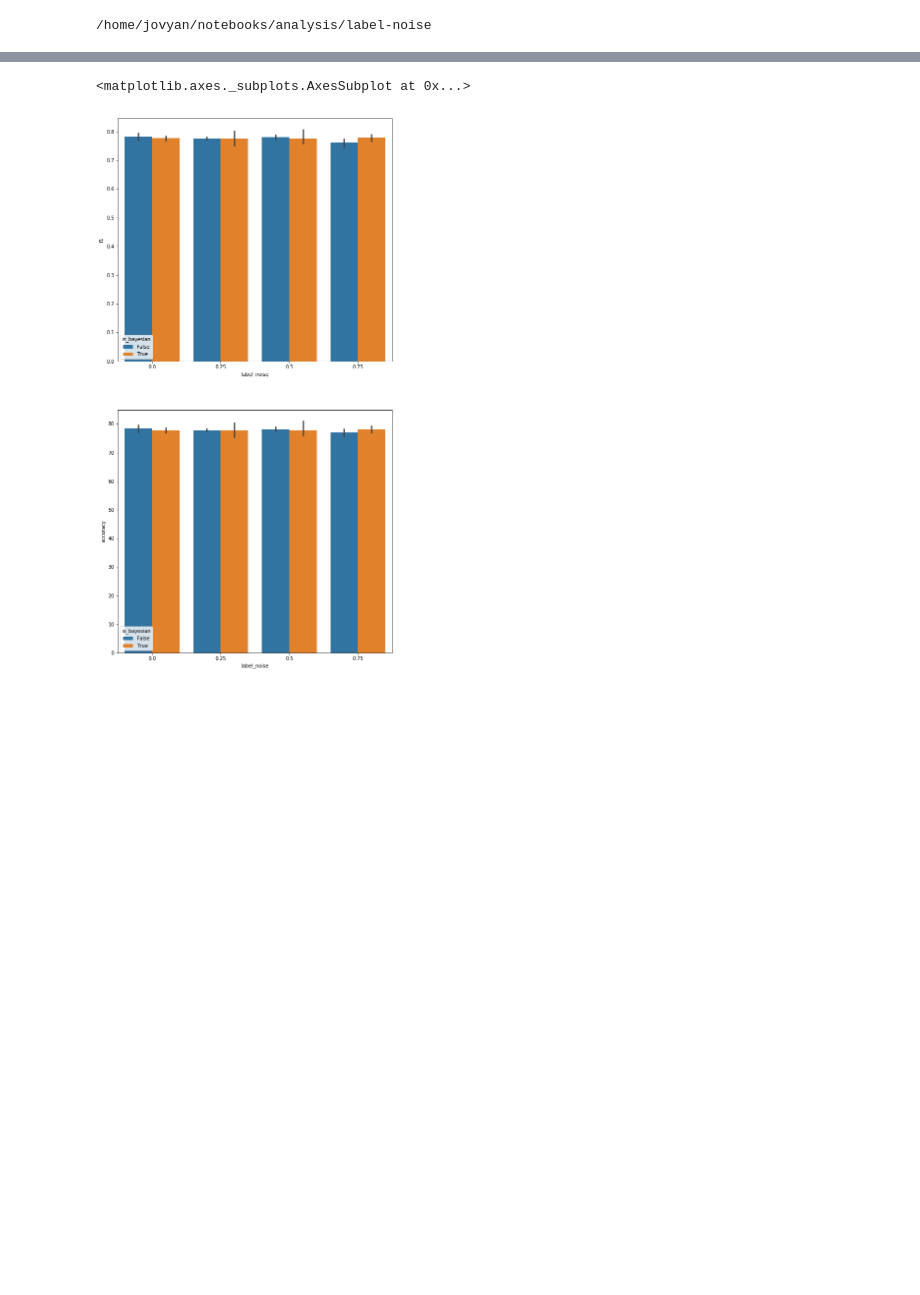
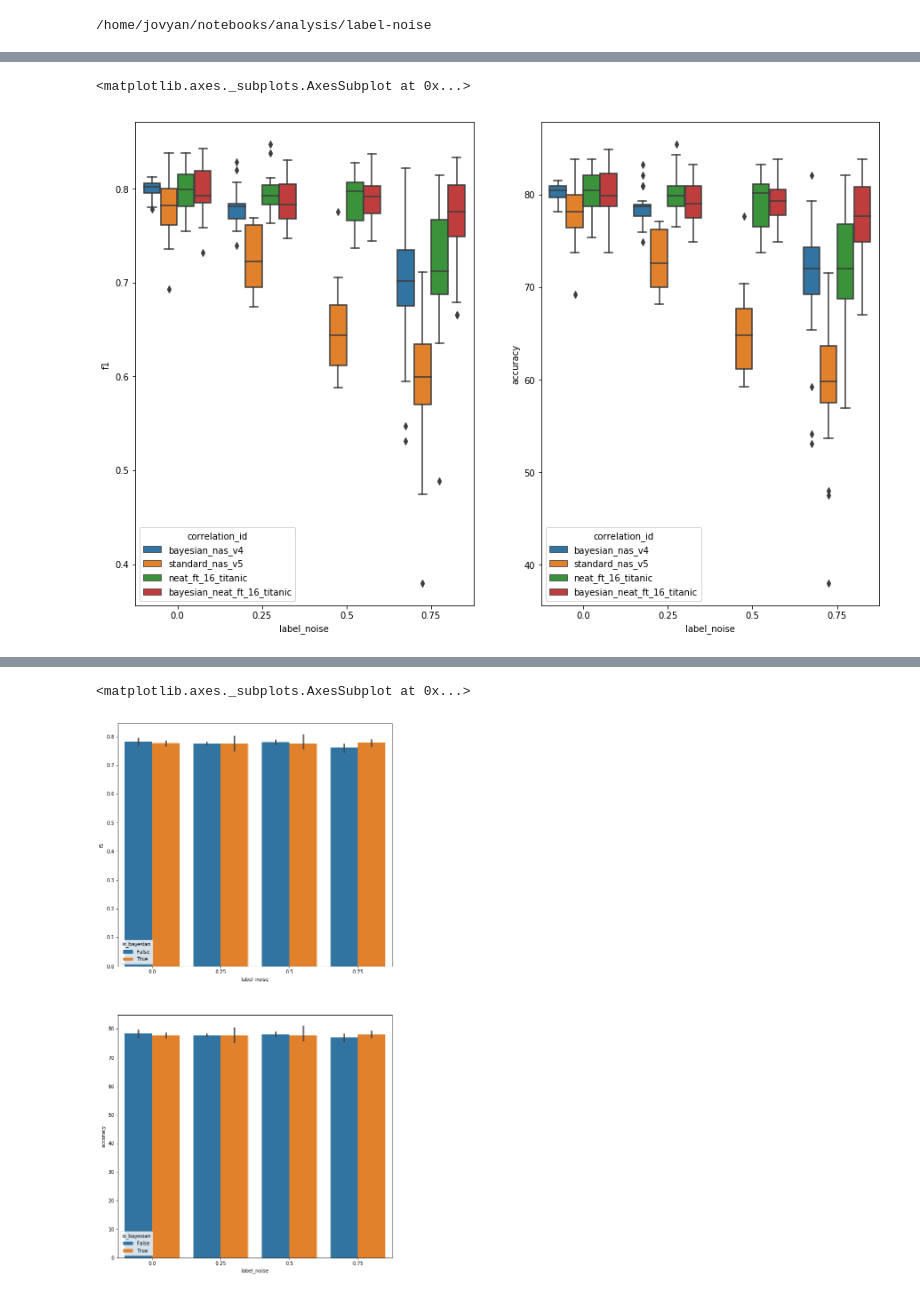
Before and after one commit to AlbertoCastelo/Neuro-Evolution-BNN, a Jupyter notebook: notebooks/analysis/label-noise/titanic.ipynb, the cells around one changed output, grey strips where cells are left out. Cells and saved outputs as stored; diff of their text form; code cells hidden in the pictures; blank space fills up the shorter version.

```diff
--- a/notebooks/analysis/label-noise/titanic.ipynb
+++ b/notebooks/analysis/label-noise/titanic.ipynb
@@ -128,0 +151,8 @@ COMPARE LOSSES IN NEAT VS. BAYESIAN-NEAT
+# %%
+# plt.figure(figsize=(10,10))
+_, (ax1,ax2) = plt.subplots(1, 2, figsize=(15, 10))
+sns.boxplot(data=data, x='label_noise', hue='correlation_id', y='f1', ax=ax1)
+sns.boxplot(data=data, x='label_noise', hue='correlation_id', y='accuracy', ax=ax2)
+# %% [output]
+<matplotlib.axes._subplots.AxesSubplot at 0x...>
+[figure, added]
```
Also changed, not shown: parts of 10 cells of this notebook, 16 other files.
